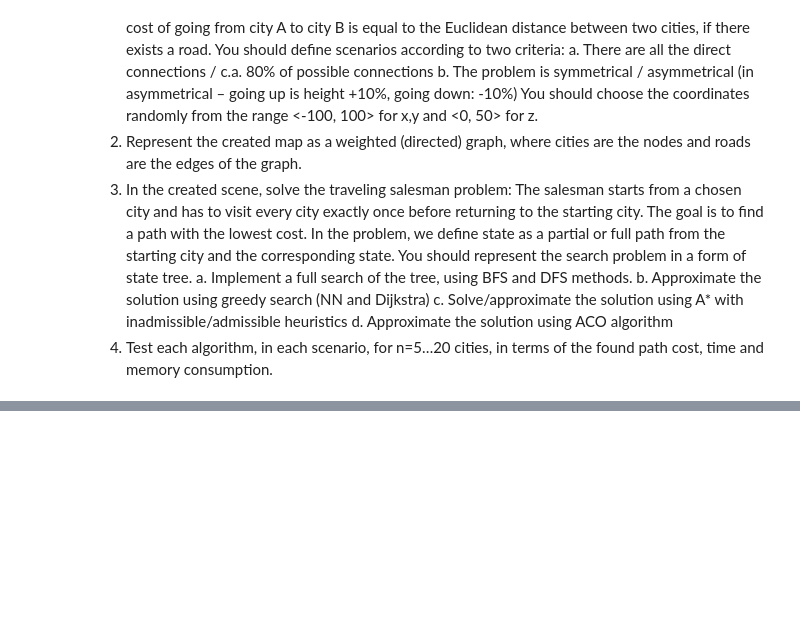
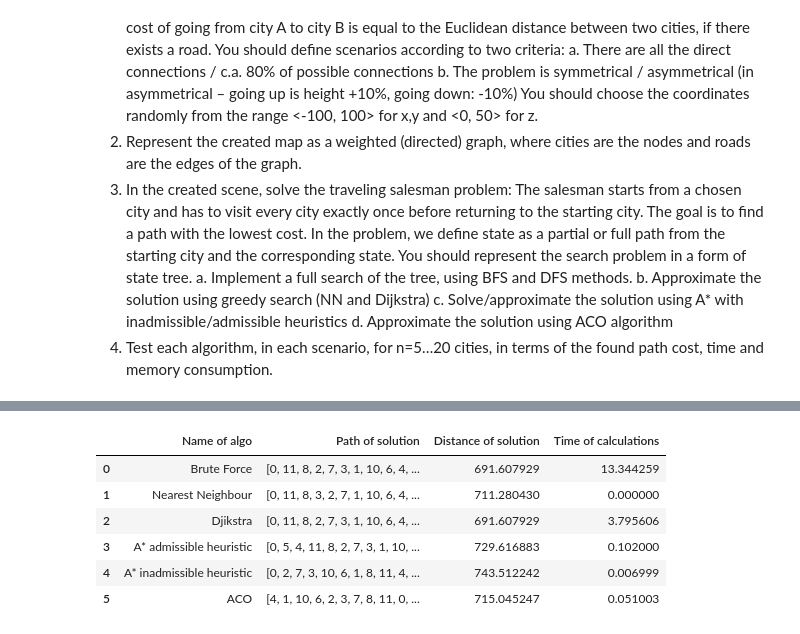
Before and after one commit to mkopanik/Introductiont-to-AI, a Jupyter notebook: Lab1/Lab1_final.ipynb, the cells around one changed output, grey strips where cells are left out. Cells and saved outputs as stored; diff of their text form; code cells hidden in the pictures; blank space fills up the shorter version.

```diff
--- a/Lab1/Lab1_final.ipynb
+++ b/Lab1/Lab1_final.ipynb
@@ -500,0 +751,11 @@ Step: 9 best route distance: 774.4291543474135
+# %%
+df2 = compare_algorithms(n = 12 , symmetrical= True , conenctions= 0.8 , brute_force= True, seed = 12);
+df2
+# %% [output]
+|  | Name of algo | Path of solution | Distance of solution | Time of calculations |
+| 0 | Brute Force | [0, 11, 8, 2, 7, 3, 1, 10, 6, 4, ... | 691.607929 | 13.344259 |
+| 1 | Nearest Neighbour | [0, 11, 8, 3, 2, 7, 1, 10, 6, 4, ... | 711.280430 | 0.000000 |
+| 2 | Djikstra | [0, 11, 8, 2, 7, 3, 1, 10, 6, 4, ... | 691.607929 | 3.795606 |
+| 3 | A* admissible heuristic | [0, 5, 4, 11, 8, 2, 7, 3, 1, 10, ... | 729.616883 | 0.102000 |
+| 4 | A* inadmissible heuristic | [0, 2, 7, 3, 10, 6, 1, 8, 11, 4, ... | 743.512242 | 0.006999 |
+| 5 | ACO | [4, 1, 10, 6, 2, 3, 7, 8, 11, 0, ... | 715.045247 | 0.051003 |
```
Also changed, not shown: parts of 25 cells of this notebook, 1 other file.
